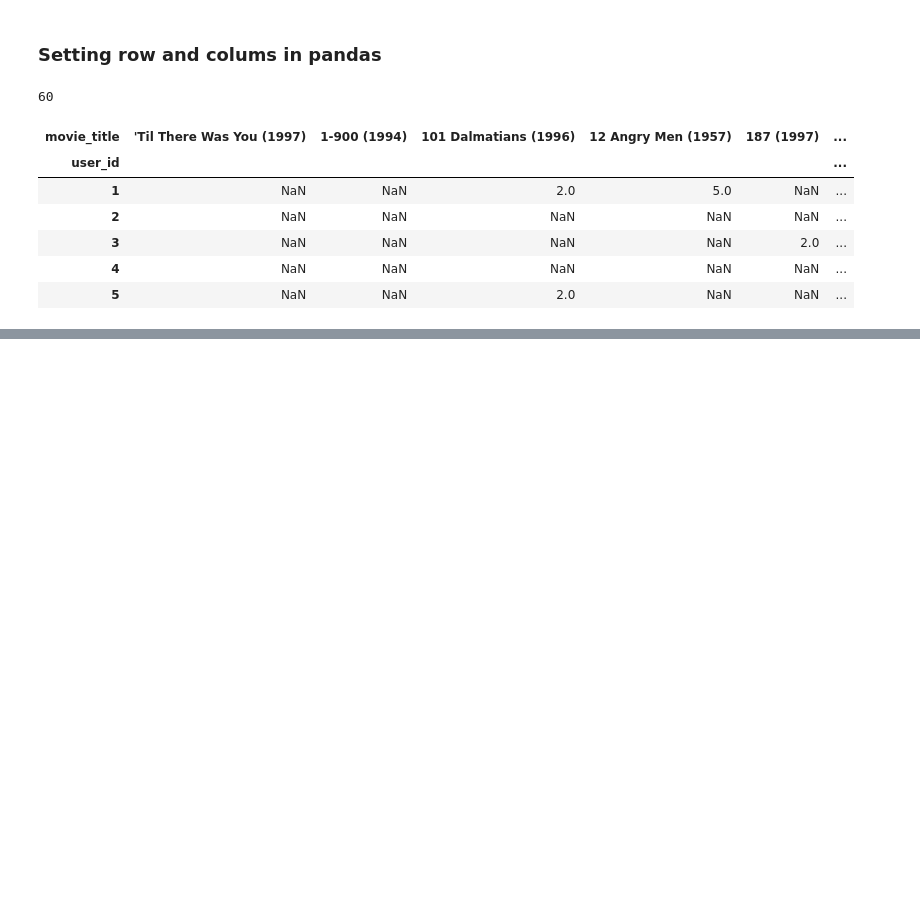
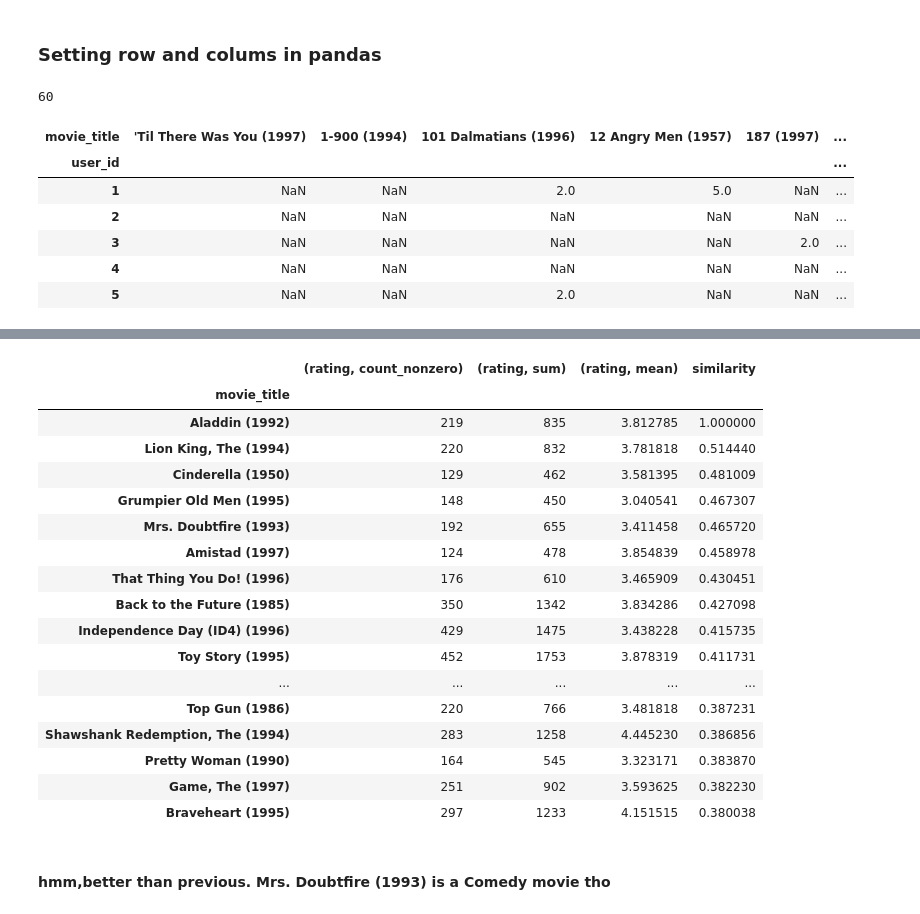
Before and after one commit to Mantej-Singh/Movie-Recommendation, a Jupyter notebook: Recommending Movies.ipynb, the cells around one changed output, grey strips where cells are left out. Cells and saved outputs as stored; diff of their text form; code cells hidden in the pictures; blank space fills up the shorter version.

```diff
--- a/Recommending Movies.ipynb
+++ b/Recommending Movies.ipynb
@@ -129,0 +123,3 @@ dtype: float64
+# %%
+moviestats = ratings.groupby('movie_title').agg({'rating': [np.count_nonzero,np.sum,np.mean]})
+moviestats.head()
@@ -129,0 +148,3 @@ dtype: float64
+# %%
+popularmovies = moviestats['rating']['count_nonzero'] >= 120
+popularmovies.head(10)
@@ -129,0 +177,24 @@ dtype: float64
+# %%
+df = moviestats[popularmovies].join(pd.DataFrame(similardisneymovie, columns=['similarity']))
+df.sort_values(['similarity'], ascending=False).head(20)
+# %% [output]
+|  | (rating, count_nonzero) | (rating, sum) | (rating, mean) | similarity |
+| movie_title |  |  |  |  |
+| Aladdin (1992) | 219 | 835 | 3.812785 | 1.000000 |
+| Lion King, The (1994) | 220 | 832 | 3.781818 | 0.514440 |
+| Cinderella (1950) | 129 | 462 | 3.581395 | 0.481009 |
+| Grumpier Old Men (1995) | 148 | 450 | 3.040541 | 0.467307 |
+| Mrs. Doubtfire (1993) | 192 | 655 | 3.411458 | 0.465720 |
+| Amistad (1997) | 124 | 478 | 3.854839 | 0.458978 |
+| That Thing You Do! (1996) | 176 | 610 | 3.465909 | 0.430451 |
+| Back to the Future (1985) | 350 | 1342 | 3.834286 | 0.427098 |
+| Independence Day (ID4) (1996) | 429 | 1475 | 3.438228 | 0.415735 |
+| Toy Story (1995) | 452 | 1753 | 3.878319 | 0.411731 |
+| ... | ... | ... | ... | ... |
+| Top Gun (1986) | 220 | 766 | 3.481818 | 0.387231 |
+| Shawshank Redemption, The (1994) | 283 | 1258 | 4.445230 | 0.386856 |
+| Pretty Woman (1990) | 164 | 545 | 3.323171 | 0.383870 |
+| Game, The (1997) | 251 | 902 | 3.593625 | 0.382230 |
+| Braveheart (1995) | 297 | 1233 | 4.151515 | 0.380038 |
+# %% [markdown]
+#### hmm,better than previous. Mrs. Doubtfire (1993) is a Comedy movie tho
```
Also changed, not shown: parts of 15 cells of this notebook.
